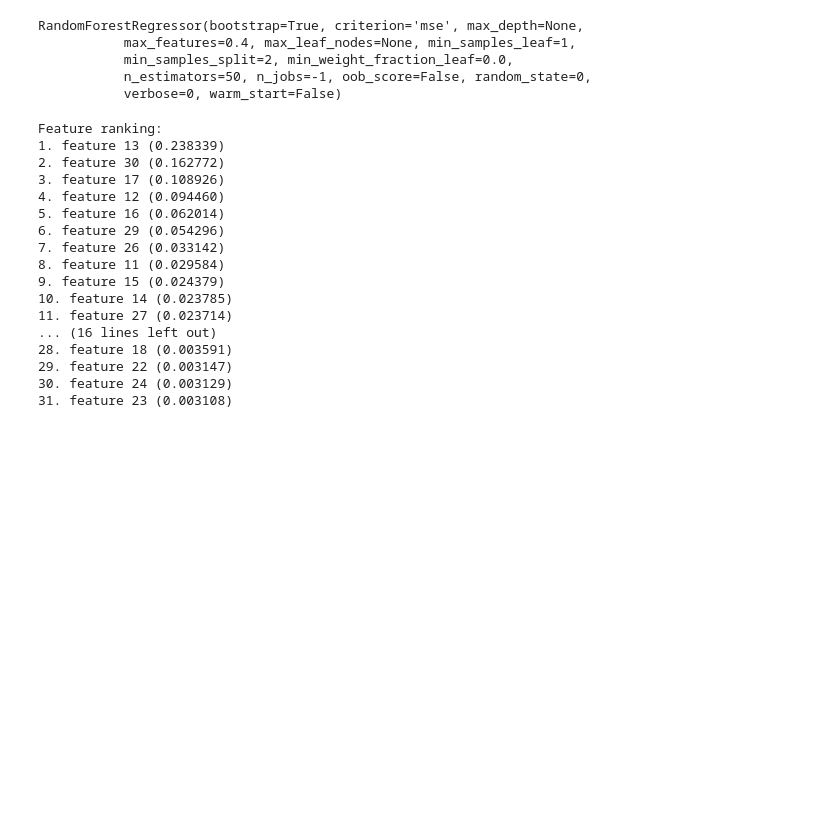
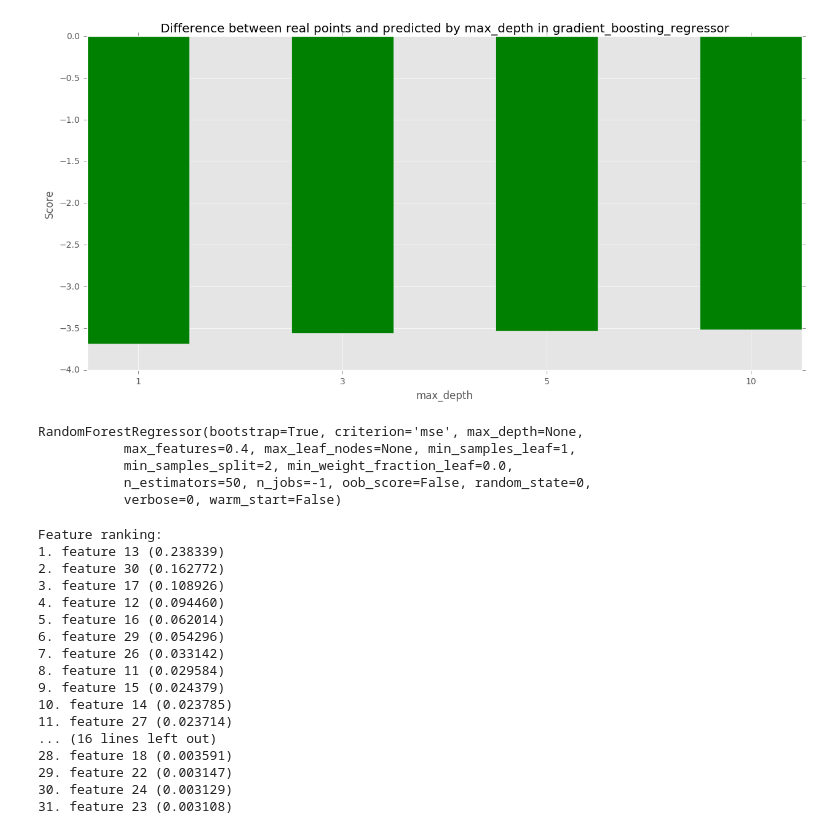
Before and after one commit to avgaydashenko/cuddly-robot, a Jupyter notebook: framework.ipynb, the cells around one changed output. Cells and saved outputs as stored; diff of their text form; code cells hidden in the pictures; blank space fills up the shorter version.

```diff
--- a/framework.ipynb
+++ b/framework.ipynb
@@ -68,4 +57,5 @@ compare_results(function=gradient_boosting_regressor, test_results=test_results,
 # %%
 compare_results(function=gradient_boosting_regressor, test_results=test_results, parameter_name="max_depth",
                 list_of_values=[1, 3, 5, 10], train_data=train_data, train_results=train_results,
-                test_data=test_data, prediction_mode='delta', learning_rate=, n_estimators=,)
+                test_data=test_data, prediction_mode='delta', learning_rate=0.5, n_estimators=20)
+# %% [output]
@@ -71,0 +68 @@ compare_results(function=gradient_boosting_regressor, test_results=test_results,
+[figure, added]
```
Also changed, not shown: parts of 6 cells of this notebook, 3 other files.
